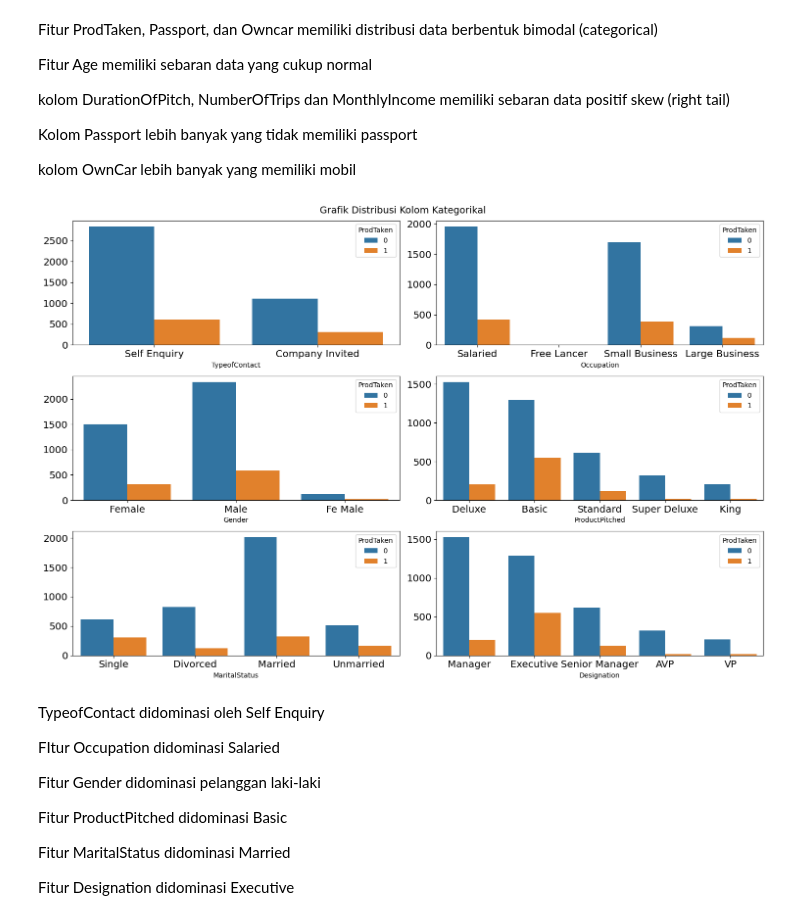
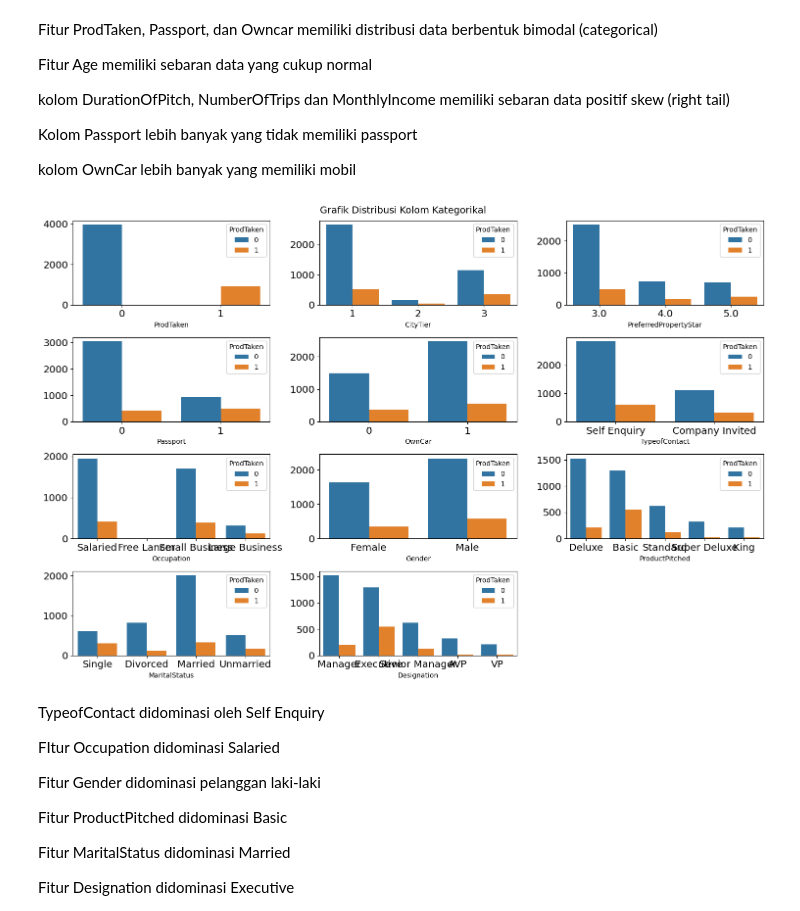
Before and after one commit to andreadeputra/Rakamin_Final_Project, a Jupyter notebook: Infinity.ipynb, the cells around one changed output. Cells and saved outputs as stored; diff of their text form; code cells hidden in the pictures.

```diff
--- a/Infinity.ipynb
+++ b/Infinity.ipynb
@@ -78,3 +74,14 @@ nums = df.select_dtypes(exclude='object').columns
+# %%
+# Separate columns based on data type
+cats = ['ProdTaken', 'CityTier', 'PreferredPropertyStar', 'Passport',
+        'OwnCar', 'TypeofContact', 'Occupation', 'Gender', 'ProductPitched',
+        'MaritalStatus', 'Designation']
+nums = ['CustomerID', 'Age', 'DurationOfPitch',
+       'NumberOfPersonVisiting', 'NumberOfFollowups',
+       'NumberOfTrips', 'PitchSatisfactionScore',
+       'NumberOfChildrenVisiting', 'MonthlyIncome']
+# %%
+df[cats] = df[cats].astype('object')
 # %%
 # Check for missing values
 df.isnull().sum().sort_values(ascending = False)
@@ -132,3 +147,8 @@ df[cats].describe().T
 | ProductPitched | 4888 | 5 | Basic | 1842 |
 | MaritalStatus | 4888 | 4 | Married | 2340 |
 | Designation | 4888 | 5 | Executive | 1842 |
+# %%
+for i in df[cats].columns:
+    x = df[i].unique()
+    print(f'{i}: {x}')
+    print()
@@ -135 +175,4 @@ df[cats].describe().T
+# %%
+# The contents of the Gender column contain an error in writing “Fe Male” which should be “Female”.
+df.replace('Fe Male','Female', inplace = True)
 # %% [markdown]
@@ -200,13 +241,14 @@ kolom OwnCar lebih banyak yang memiliki mobil
 # %%
 plt.figure(figsize=(15,10))
 plt.suptitle('Grafik Distribusi Kolom Kategorikal', fontsize=14)
+
 for i, col in enumerate(cats):
-    plt.subplot(3, 2, i+1)
+    plt.subplot(4, 3, i+1)
     sns.countplot(x=df[col], hue=df.ProdTaken)
     plt.ylabel('')
     plt.tight_layout()
 # %% [output]
-[figure, old version]
+[figure, new version]
 # %% [markdown]
 TypeofContact didominasi oleh Self Enquiry
 
```
Also changed, not shown: parts of 11 cells of this notebook.
